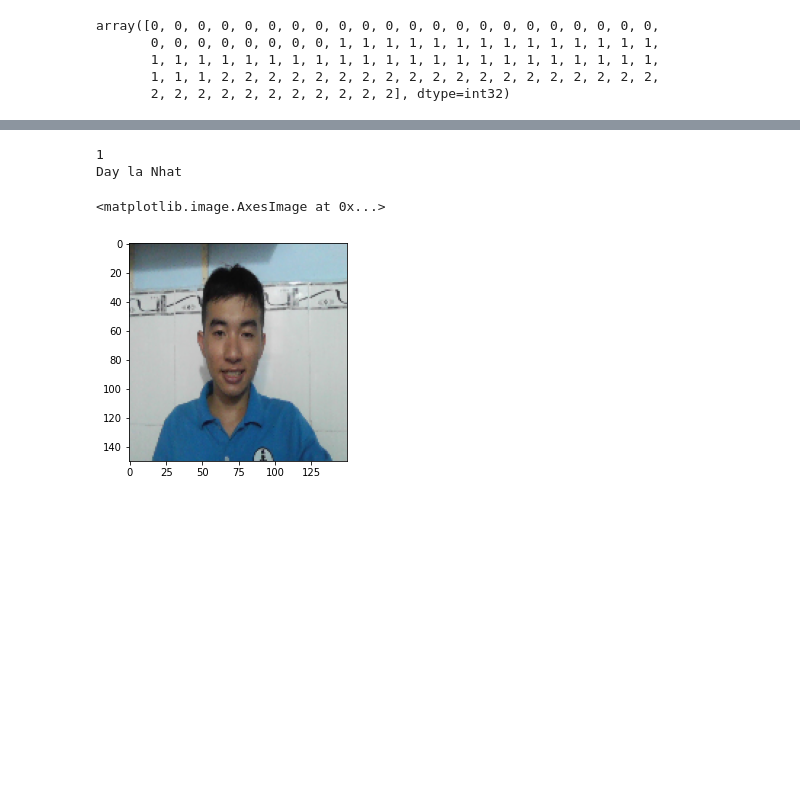
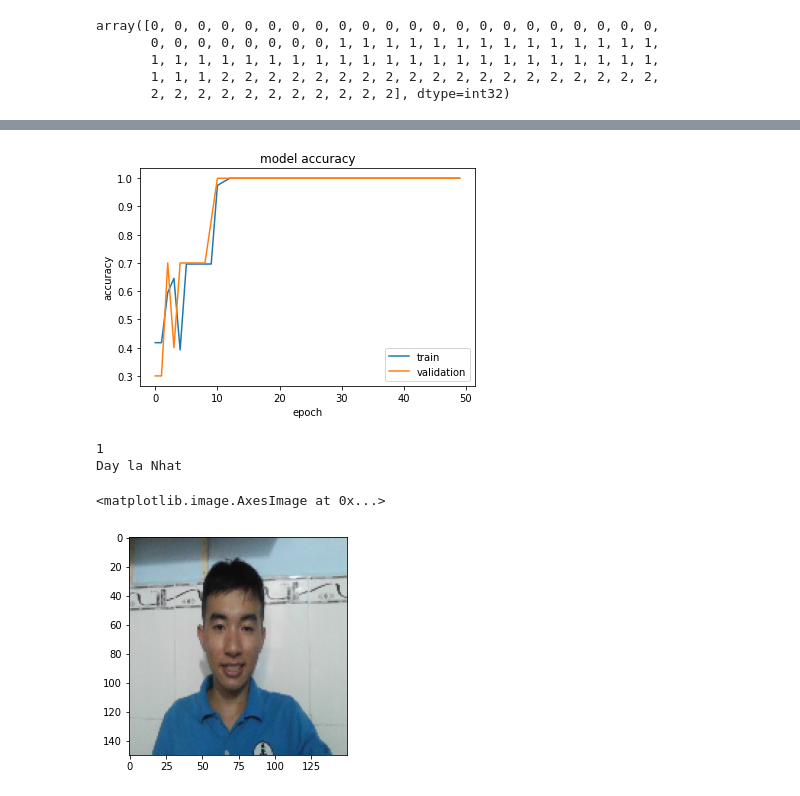
Before and after one commit to HoangQuanHCMUTEK19/ANN-project, a Jupyter notebook: Nhandien3nguoi.ipynb, the cells around one changed output, grey strips where cells are left out. Saved outputs shown, nothing was run; the diff lists cells and outputs as text; code cells hidden in the pictures; blank space fills up the shorter version.

```diff
--- a/Nhandien3nguoi.ipynb
+++ b/Nhandien3nguoi.ipynb
@@ -52,11 +52,9 @@ array([0.6862745, 0.7137255, 0.7019608, ..., 0.5176471, 0.5568628,
 # %%
 model = Sequential()
-model.add(Dense(10, activation='relu', input_shape = (67500,)))
-model.add(Dense(10, activation='relu'))
-model.add(Dense(10, activation='relu'))
-model.add(Dense(10, activation='relu'))
-model.add(Dense(10, activation='relu'))
-model.add(Dense(10, activation='relu'))
+model.add(Dense(64, activation='relu', input_shape = (67500,)))
+model.add(Dense(32, activation='relu'))
+model.add(Dense(16, activation='relu'))
+model.add(Dense(8, activation='relu'))
 
 model.add(Dense(3, activation='sigmoid'))
 # %%
@@ -83,3 +81,13 @@ Epoch 50/50
+# %%
+plt.plot(history.history['acc'])
+plt.plot(history.history['val_acc'])
+plt.title('model accuracy')
+plt.ylabel('accuracy')
+plt.xlabel('epoch')
+plt.legend(['train','validation'])
+plt.show()
+# %% [output]
+[figure, added]
 # %%
 img = x_pre.reshape(1,-1)
 img = img.astype('float32')
```
Also changed, not shown: parts of 2 cells of this notebook.
